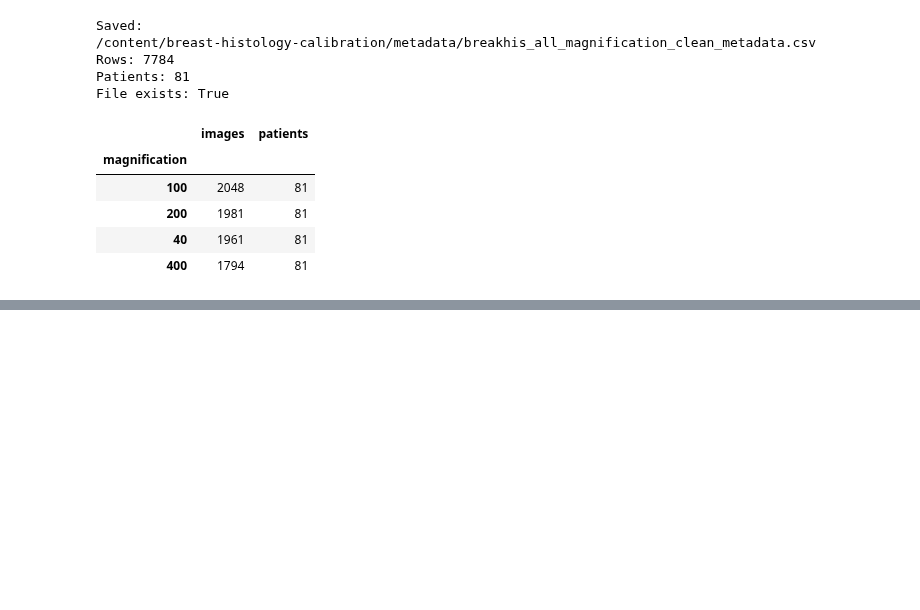
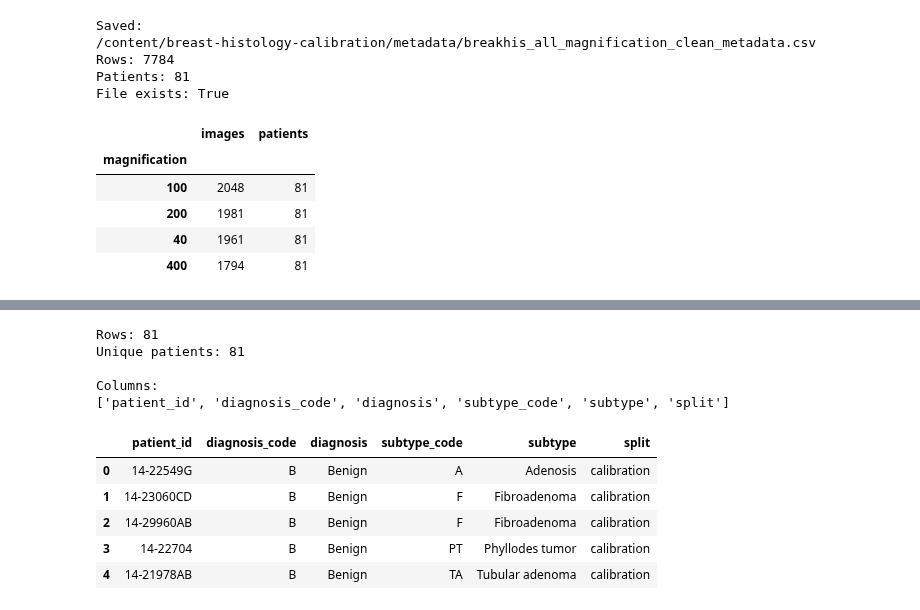
Before and after one commit to Yisihaq01/breast-histology-calibration, a Jupyter notebook: Notebooks/02_breakhis_all_magnification_audit.ipynb, the cells around one changed output, grey strips where cells are left out. Saved outputs shown, nothing was run; the diff lists cells and outputs as text; code cells hidden in the pictures; blank space fills up the shorter version.

```diff
--- a/Notebooks/02_breakhis_all_magnification_audit.ipynb
+++ b/Notebooks/02_breakhis_all_magnification_audit.ipynb
@@ -1618,0 +1720,36 @@ display(summary)
+# %%
+import pandas as pd
+
+patient_split = pd.read_csv(
+    destination
+)
+
+print("Rows:", len(patient_split))
+
+print(
+    "Unique patients:",
+    patient_split[
+        "patient_id"
+    ].nunique()
+)
+
+print("\nColumns:")
+print(
+    patient_split.columns.tolist()
+)
+
+display(
+    patient_split.head()
+)
+# %% [output]
+Rows: 81
+Unique patients: 81
+
+Columns:
+['patient_id', 'diagnosis_code', 'diagnosis', 'subtype_code', 'subtype', 'split']
+|  | patient_id | diagnosis_code | diagnosis | subtype_code | subtype | split |
+| 0 | 14-22549G | B | Benign | A | Adenosis | calibration |
+| 1 | 14-23060CD | B | Benign | F | Fibroadenoma | calibration |
+| 2 | 14-29960AB | B | Benign | F | Fibroadenoma | calibration |
+| 3 | 14-22704 | B | Benign | PT | Phyllodes tumor | calibration |
+| 4 | 14-21978AB | B | Benign | TA | Tubular adenoma | calibration |
```
Also changed, not shown: parts of 13 cells of this notebook.
